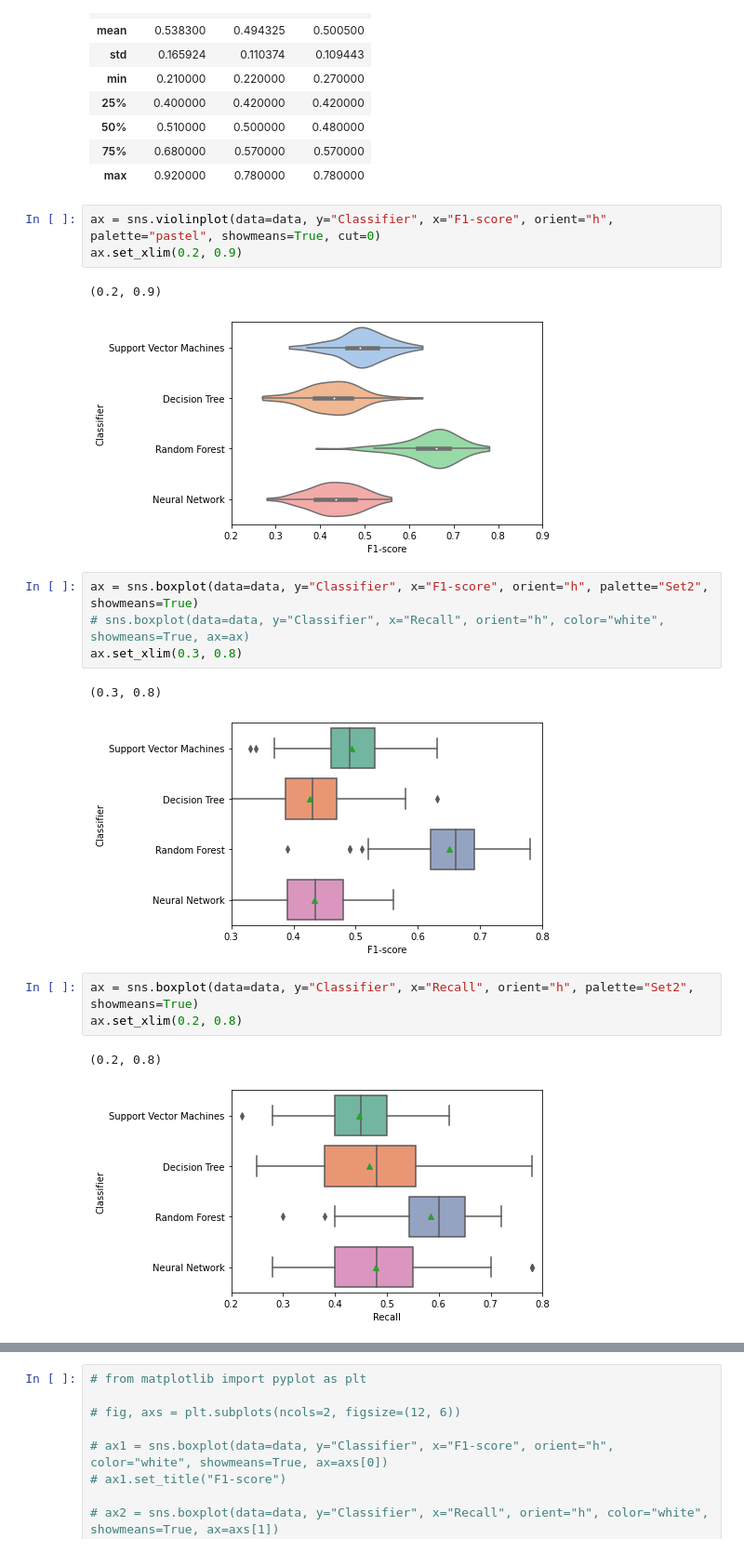
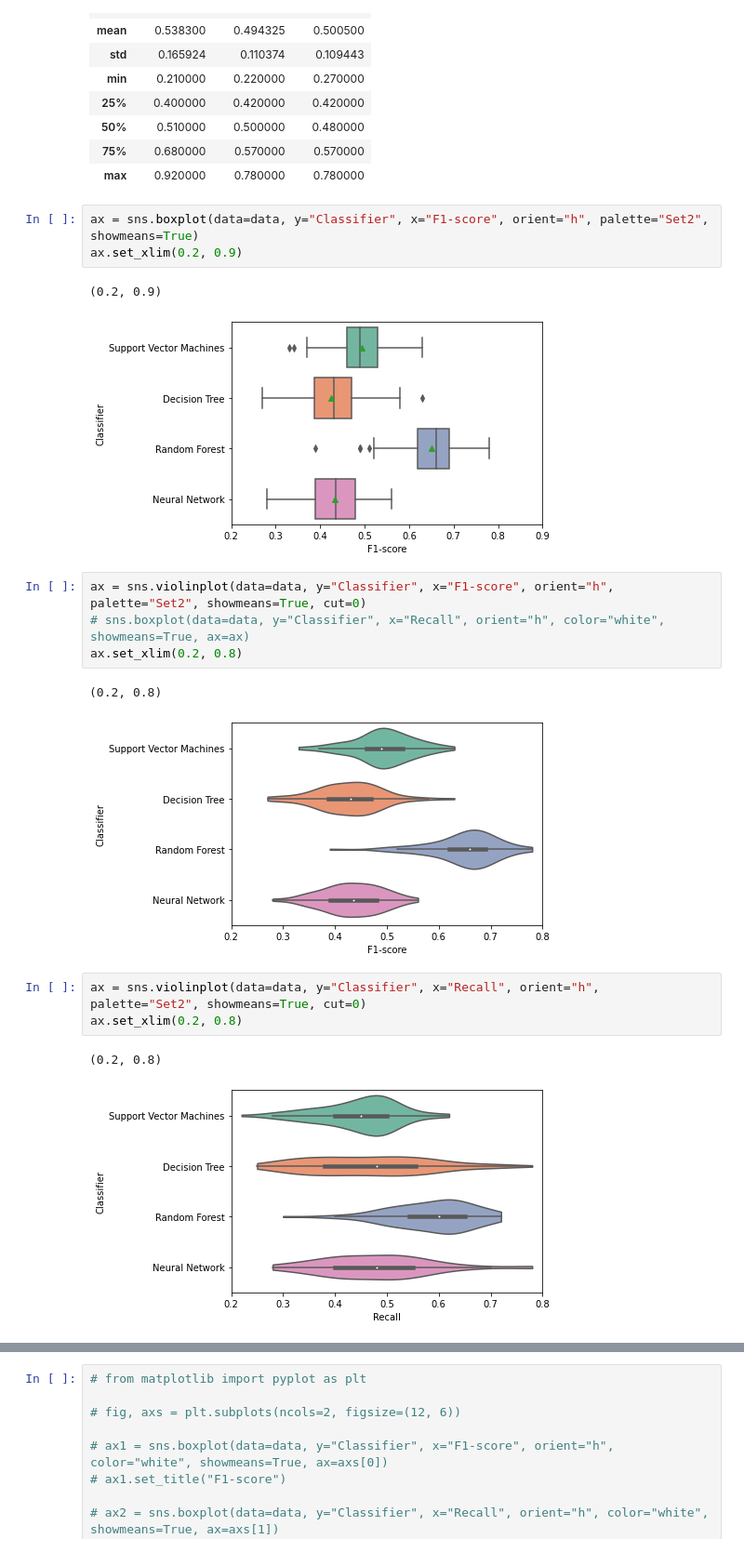
Before and after one commit to MartinMarzi/HABTox-predictor, a Jupyter notebook: data/results/modelling_results_20052023-100x.ipynb, the cells around one changed output, grey strips where cells are left out. Shown at 93% size. Drawn from its saved outputs; the diff is of its cells as text.

```diff
--- a/data/results/modelling_results_20052023-100x.ipynb
+++ b/data/results/modelling_results_20052023-100x.ipynb
@@ -48,22 +54,22 @@ data.describe()
 | 75% | 0.680000 | 0.570000 | 0.570000 |
 | max | 0.920000 | 0.780000 | 0.780000 |
 # %%
-ax = sns.violinplot(data=data, y="Classifier", x="F1-score", orient="h", palette="pastel", showmeans=True, cut=0)
+ax = sns.boxplot(data=data, y="Classifier", x="F1-score", orient="h", palette="Set2", showmeans=True)
 ax.set_xlim(0.2, 0.9)
 # %% [output]
 (0.2, 0.9)
-[figure, old version]
+[figure, new version]
 # %%
-ax = sns.boxplot(data=data, y="Classifier", x="F1-score", orient="h", palette="Set2", showmeans=True)
+ax = sns.violinplot(data=data, y="Classifier", x="F1-score", orient="h", palette="Set2", showmeans=True, cut=0)
 # sns.boxplot(data=data, y="Classifier", x="Recall", orient="h", color="white", showmeans=True, ax=ax)
-ax.set_xlim(0.3, 0.8)
+ax.set_xlim(0.2, 0.8)
 # %% [output]
-(0.3, 0.8)
+(0.2, 0.8)
-[figure, old version]
+[figure, new version]
 # %%
-ax = sns.boxplot(data=data, y="Classifier", x="Recall", orient="h", palette="Set2", showmeans=True)
+ax = sns.violinplot(data=data, y="Classifier", x="Recall", orient="h", palette="Set2", showmeans=True, cut=0)
 ax.set_xlim(0.2, 0.8)
 # %% [output]
 (0.2, 0.8)
-[figure, old version]
+[figure, new version]
 # %%
```
Also changed, not shown: parts of 3 cells of this notebook, 42 other files.
